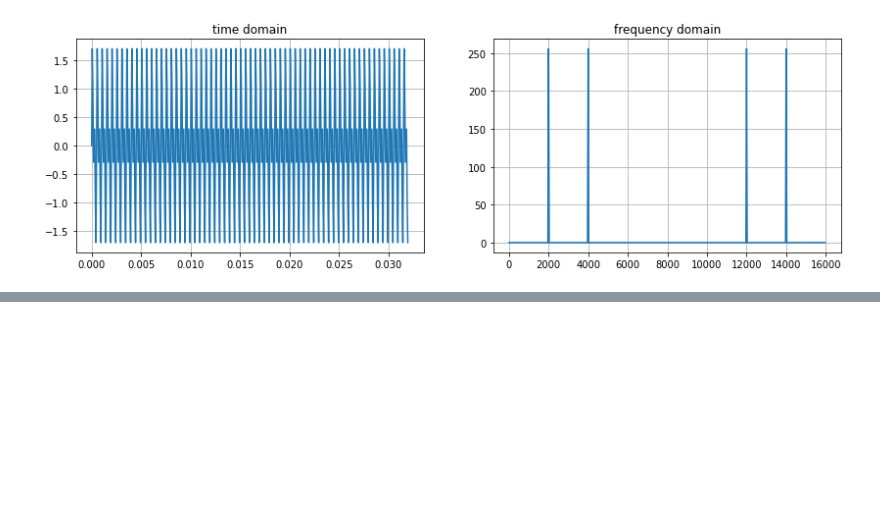
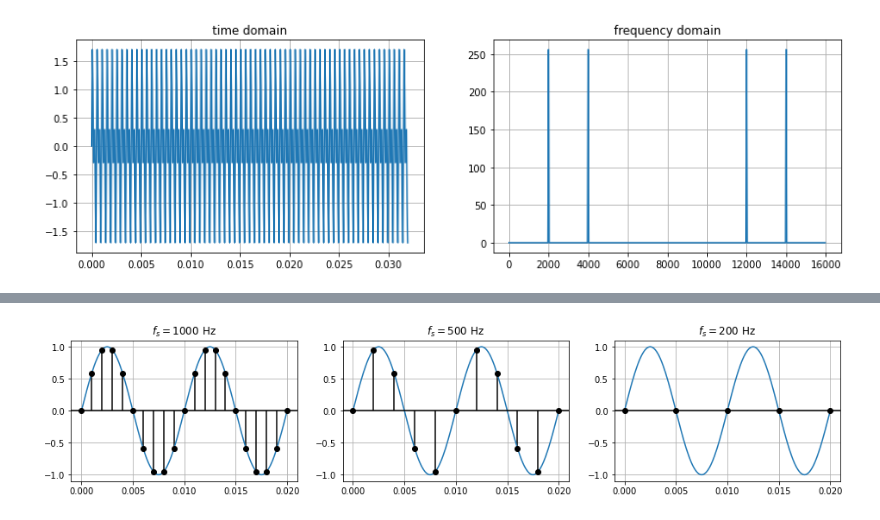
Before and after one commit to philgzl/dsp-primer, a Jupyter notebook: notebook.ipynb, the cells around one changed output, grey strips where cells are left out. Cells and saved outputs as stored; diff of their text form; code cells hidden in the pictures; blank space fills up the shorter version.

```diff
--- a/notebook.ipynb
+++ b/notebook.ipynb
@@ -347,0 +356,23 @@ plt.show()  # you should observe the curves overlap in both plots
+# %%
+f0 = 100  # sinusoid frequency
+T = 2e-2  # sinusoid duration in seconds
+
+# first create a sinusoid with a fine time step; this will represent the continuous signal
+fs_hi = 8e3  # high sampling frequency
+t_cont = np.arange(0, T+1/fs_hi, 1/fs_hi)  # fine time vector with time step 1/fs
+x_cont = np.sin(2*np.pi*f0*t_cont)  # this represents the continuous signal
+
+fig, axes = plt.subplots(1, 3, figsize=(16, 3))
+
+# now let's create a coarse digital signals for different low sampling frequencies
+for ax, fs_lo in zip(axes, [1000, 500, 200]):
+    ax.plot(t_cont, x_cont)
+    t_coarse = np.arange(0, T+1/fs_lo, 1/fs_lo)
+    x_coarse = np.sin(2*np.pi*f0*t_coarse)
+    ax.stem(t_coarse, x_coarse, 'k', markerfmt='ko', basefmt=' ')
+    ax.axhline(0, color='k')
+    ax.set_title(f'$f_s={fs_lo}$ Hz')
+
+plt.show()
+# %% [output]
+[figure, added]
```
Also changed, not shown: parts of 22 cells of this notebook, 4 other files.
